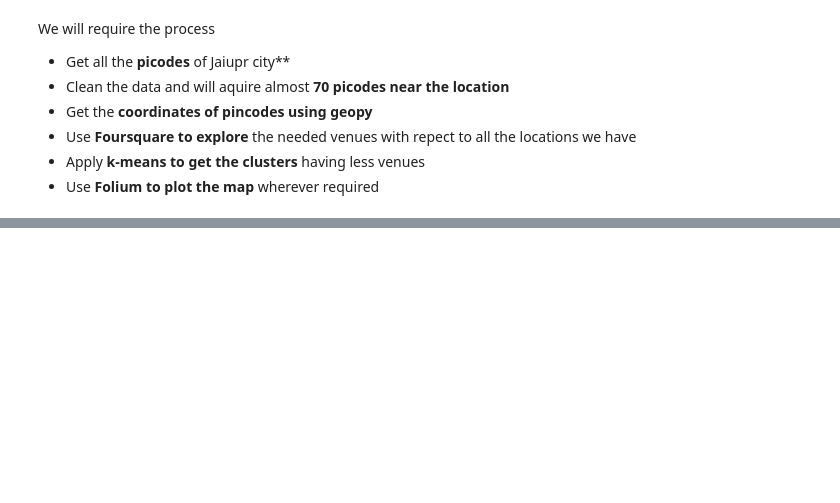
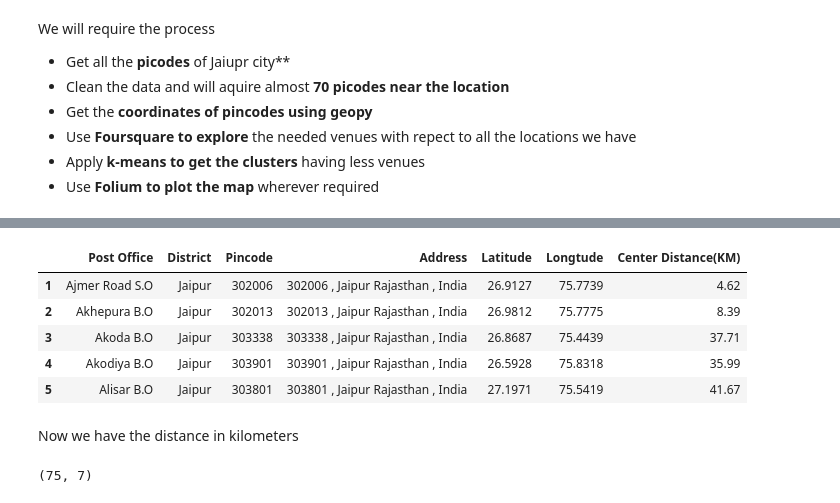
Before and after one commit to sanjitbhagat/Coursera_Capstone, a Jupyter notebook: Capestone Final Project.ipynb, the cells around one changed output, grey strips where cells are left out. Drawn from its saved outputs; the diff is of its cells as text; code cells hidden in the pictures; blank space fills up the shorter version.

```diff
--- a/Capestone Final Project.ipynb
+++ b/Capestone Final Project.ipynb
@@ -28,0 +251,15 @@ We will require the process
+# %%
+df_cleandata.head()
+# %% [output]
+|  | Post Office | District | Pincode | Address | Latitude | Longtude | Center Distance(KM) |
+| 1 | Ajmer Road S.O | Jaipur | 302006 | 302006 , Jaipur Rajasthan , India | 26.9127 | 75.7739 | 4.62 |
+| 2 | Akhepura B.O | Jaipur | 302013 | 302013 , Jaipur Rajasthan , India | 26.9812 | 75.7775 | 8.39 |
+| 3 | Akoda B.O | Jaipur | 303338 | 303338 , Jaipur Rajasthan , India | 26.8687 | 75.4439 | 37.71 |
+| 4 | Akodiya B.O | Jaipur | 303901 | 303901 , Jaipur Rajasthan , India | 26.5928 | 75.8318 | 35.99 |
+| 5 | Alisar B.O | Jaipur | 303801 | 303801 , Jaipur Rajasthan , India | 27.1971 | 75.5419 | 41.67 |
+# %% [markdown]
+Now we have the distance in kilometers
+# %%
+df_cleandata.shape
+# %% [output]
+(75, 7)
```
Also changed, not shown: parts of 64 cells of this notebook.
